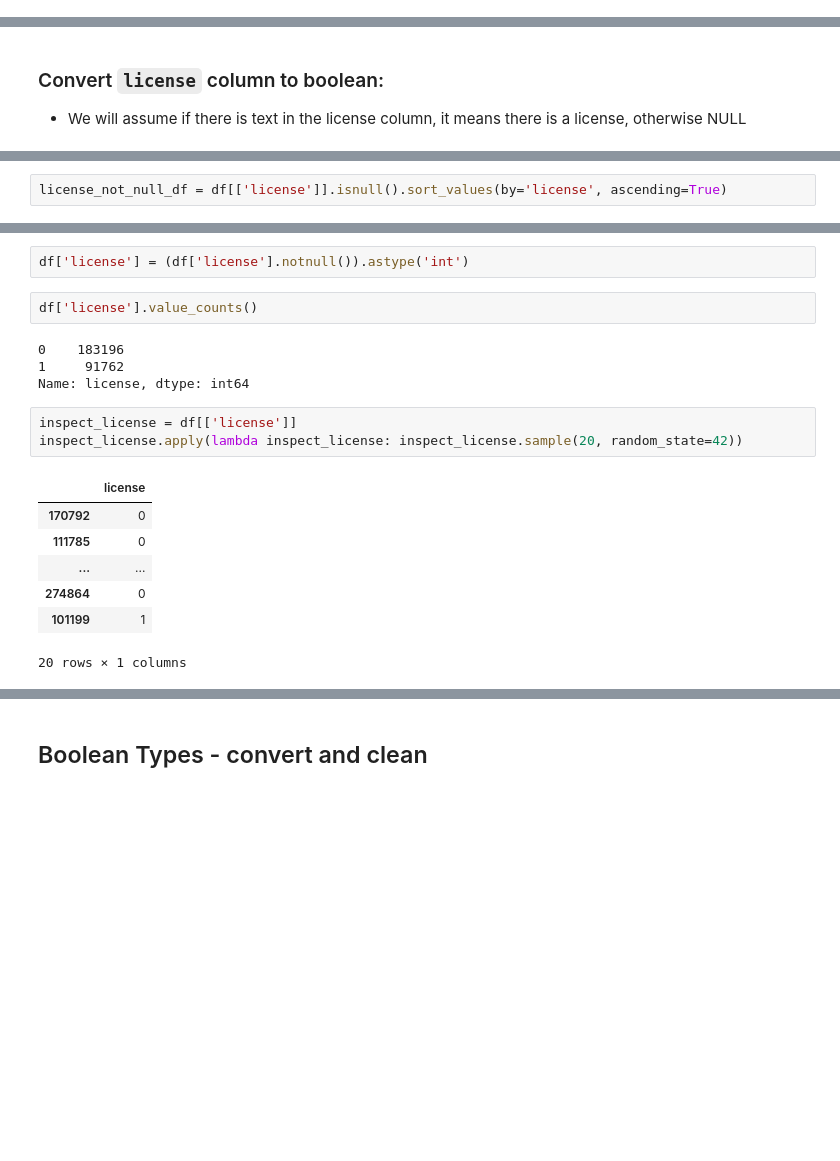
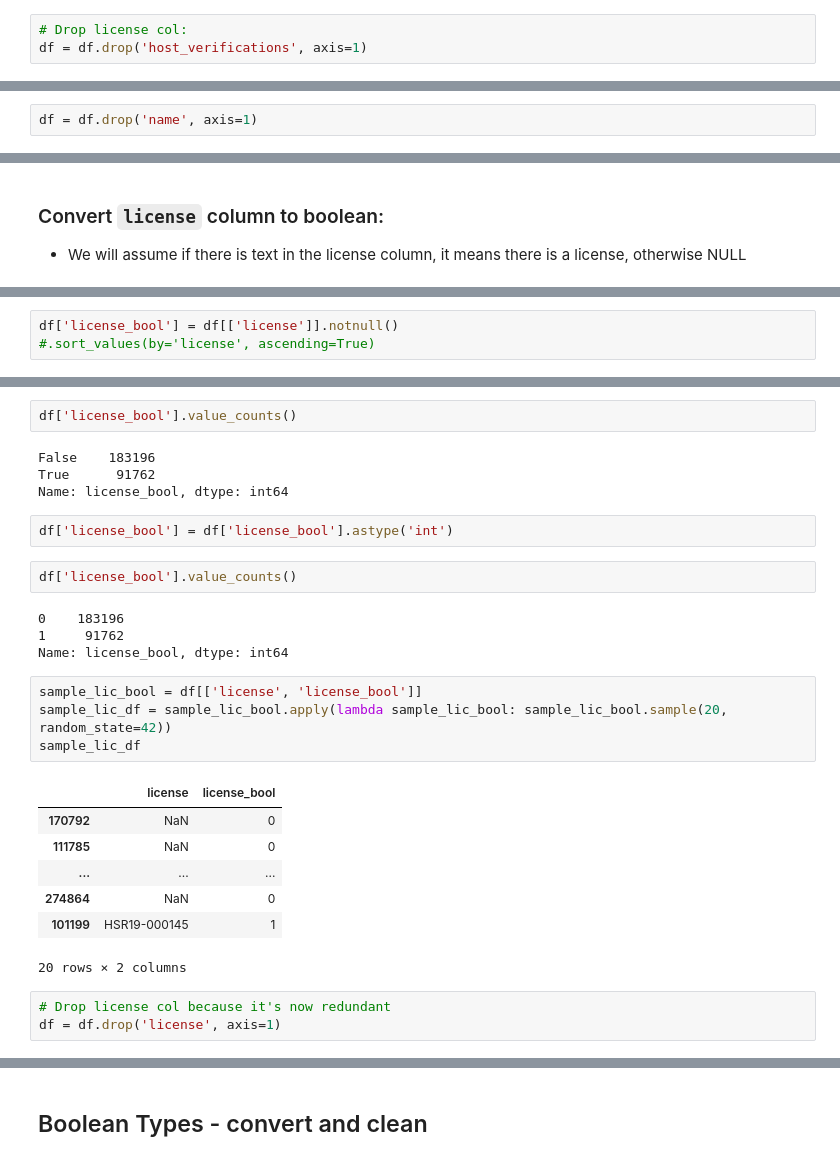
Before and after one commit to clairesarraille/airbnb_price_prediction, a Jupyter notebook: 01_Colab.ipynb, the cells around one changed output, grey strips where cells are left out. Saved outputs shown, nothing was run; the diff lists cells and outputs as text; blank space fills up the shorter version.

```diff
--- a/01_Colab.ipynb
+++ b/01_Colab.ipynb
@@ -165,0 +261,3 @@ for col in range(df.shape[1]):
+# %%
+# Drop license col:
+df = df.drop('host_verifications', axis=1)
@@ -165,0 +267,2 @@ for col in range(df.shape[1]):
+# %%
+df = df.drop('name', axis=1)
@@ -298,2 +563,3 @@ df['price'] = df['price'].astype(float)
 # %%
-license_not_null_df = df[['license']].isnull().sort_values(by='license', ascending=True)
+df['license_bool'] = df[['license']].notnull()
+#.sort_values(by='license', ascending=True)
@@ -307,22 +575,32 @@ dtype: int64
+# %%
+df['license_bool'].value_counts()
+# %% [output]
+False    183196
+True      91762
+Name: license_bool, dtype: int64
 # %%
-df['license'] = (df['license'].notnull()).astype('int')
+df['license_bool'] = df['license_bool'].astype('int')
 # %%
-df['license'].value_counts()
+df['license_bool'].value_counts()
 # %% [output]
 0    183196
 1     91762
-Name: license, dtype: int64
+Name: license_bool, dtype: int64
 # %%
-inspect_license = df[['license']]
-inspect_license.apply(lambda inspect_license: inspect_license.sample(20, random_state=42))
+sample_lic_bool = df[['license', 'license_bool']]
+sample_lic_df = sample_lic_bool.apply(lambda sample_lic_bool: sample_lic_bool.sample(20, random_state=42))
+sample_lic_df
 # %% [output]
-|  | license |
-| 170792 | 0 |
-| 111785 | 0 |
-| ... | ... |
-| 274864 | 0 |
-| 101199 | 1 |
+|  | license | license_bool |
+| 170792 | NaN | 0 |
+| 111785 | NaN | 0 |
+| ... | ... | ... |
+| 274864 | NaN | 0 |
+| 101199 | HSR19-000145 | 1 |
-20 rows × 1 columns
+20 rows × 2 columns
+# %%
+# Drop license col because it's now redundant
+df = df.drop('license', axis=1)
 # %%
 df.info()
 # %% [output]
```
Also changed, not shown: parts of 53 cells of this notebook.
